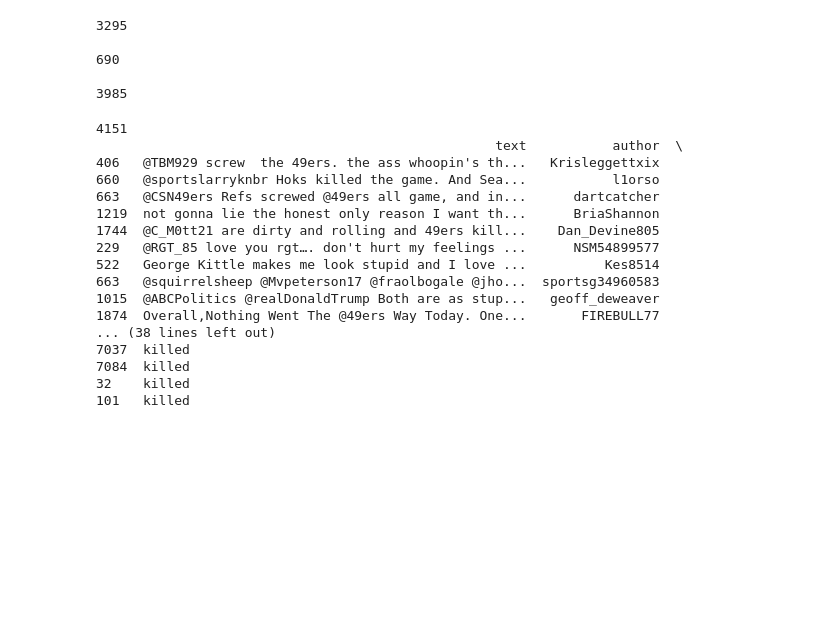
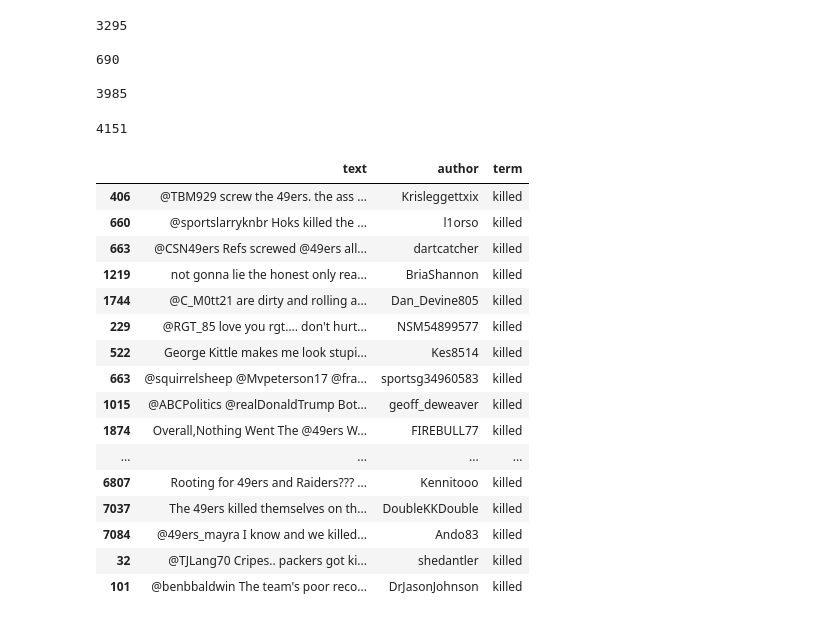
Before and after one commit to IndigenousEngineering/Not_Your_Mascot, a Jupyter notebook: datasets/Not_Your_Mascot_datasets.ipynb, the cells around one changed output. Drawn from its saved outputs; the diff is of its cells as text; code cells hidden in the pictures; blank space fills up the shorter version.

Commit message:
create_term_df() tested, ready to make DFs for indivi terms w 'term' column

```diff
--- a/datasets/Not_Your_Mascot_datasets.ipynb
+++ b/datasets/Not_Your_Mascot_datasets.ipynb
@@ -1318,22 +1318,23 @@ sf_test_df = create_term_df(sf_49ers_queries_master_df, 'killed')
 # %%
 print(len(sf_test_df))
 
-print(sf_test_df.head(25))
+sf_test_df.head(25)
 # %% [output]
 4151
-                                                   text           author  \
-406   @TBM929 screw  the 49ers. the ass whoopin's th...   Krisleggettxix
-660   @sportslarryknbr Hoks killed the game. And Sea...           l1orso
-663   @CSN49ers Refs screwed @49ers all game, and in...      dartcatcher
-1219  not gonna lie the honest only reason I want th...      BriaShannon
-1744  @C_M0tt21 are dirty and rolling and 49ers kill...    Dan_Devine805
-229   @RGT_85 love you rgt…. don't hurt my feelings ...      NSM54899577
-522   George Kittle makes me look stupid and I love ...          Kes8514
-663   @squirrelsheep @Mvpeterson17 @fraolbogale @jho...  sportsg34960583
-1015  @ABCPolitics @realDonaldTrump Both are as stup...   geoff_deweaver
-1874  Overall,Nothing Went The @49ers Way Today. One...       FIREBULL77
-... (38 lines left out)
-7037  killed
-7084  killed
-32    killed
-101   killed
+|  | text | author | term |
+| 406 | @TBM929 screw the 49ers. the ass ... | Krisleggettxix | killed |
+| 660 | @sportslarryknbr Hoks killed the ... | l1orso | killed |
+| 663 | @CSN49ers Refs screwed @49ers all... | dartcatcher | killed |
+| 1219 | not gonna lie the honest only rea... | BriaShannon | killed |
+| 1744 | @C_M0tt21 are dirty and rolling a... | Dan_Devine805 | killed |
+| 229 | @RGT_85 love you rgt…. don't hurt... | NSM54899577 | killed |
+| 522 | George Kittle makes me look stupi... | Kes8514 | killed |
+| 663 | @squirrelsheep @Mvpeterson17 @fra... | sportsg34960583 | killed |
+| 1015 | @ABCPolitics @realDonaldTrump Bot... | geoff_deweaver | killed |
+| 1874 | Overall,Nothing Went The @49ers W... | FIREBULL77 | killed |
+| ... | ... | ... | ... |
+| 6807 | Rooting for 49ers and Raiders??? ... | Kennitooo | killed |
+| 7037 | The 49ers killed themselves on th... | DoubleKKDouble | killed |
+| 7084 | @49ers_mayra I know and we killed... | Ando83 | killed |
+| 32 | @TJLang70 Cripes.. packers got ki... | shedantler | killed |
+| 101 | @benbbaldwin The team's poor reco... | DrJasonJohnson | killed |
```
